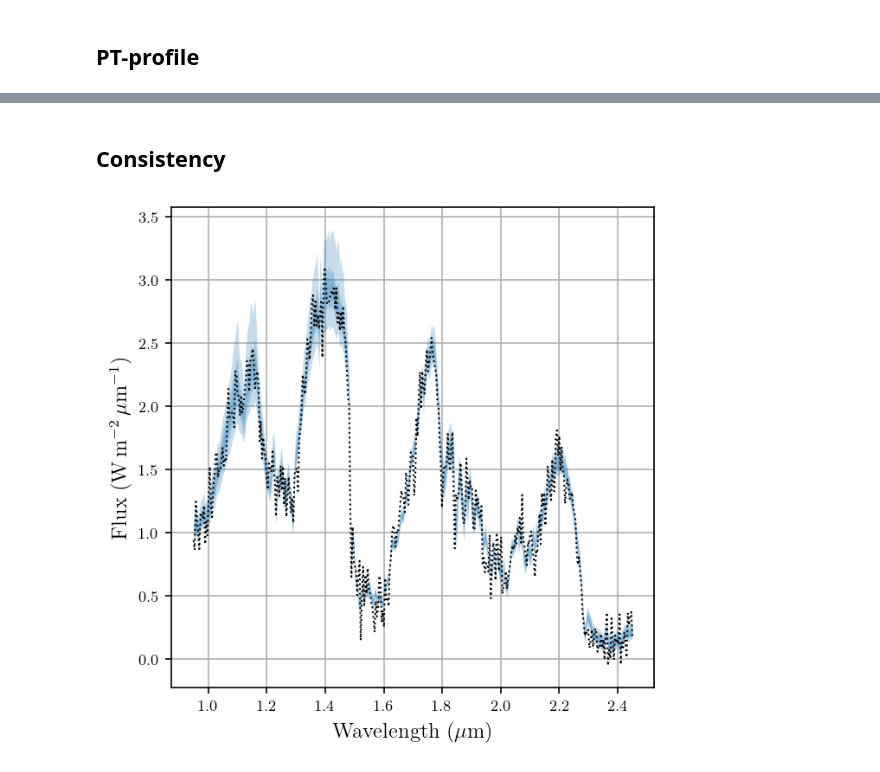
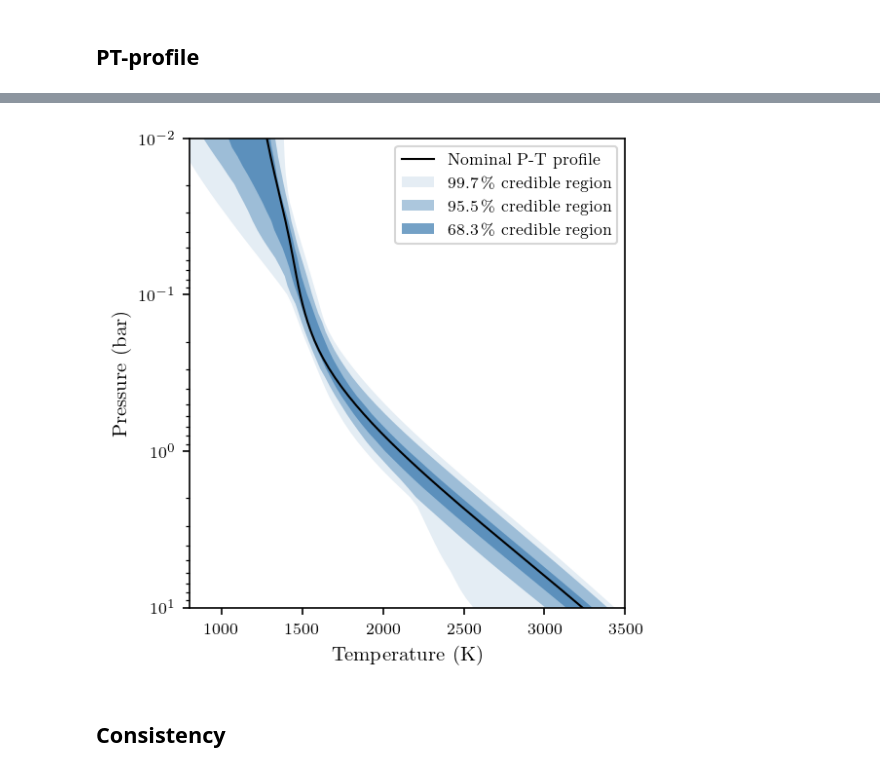
Before and after one commit to MalAstronomy/sbi-ear, a Jupyter notebook: eval.ipynb, the cells around one changed output, grey strips where cells are left out. Cells and saved outputs as stored; diff of their text form; code cells hidden in the pictures.

```diff
--- a/eval.ipynb
+++ b/eval.ipynb
@@ -90,8 +416,3 @@ mark_point(fig, theta_star)
 ## PT-profile
 # %%
 theta_star, x_star = theta_star.double().numpy(), x_star.double().numpy()
-theta = theta[:256].double().numpy()
-
-pressure = simulator.atmosphere.press / 1e6
-temperature = pt_profile(theta, pressure)
-temperature_star = pt_profile(theta_star, pressure)
@@ -115,0 +419,5 @@ ax.grid()
+# %%
+fig_pt = PT_plot(theta[:2**8], theta_star)
+# fig_pt.savefig(savepath1 / 'pt_profile.pdf')
+# %% [output]
+[figure, added]
@@ -125,14 +428,0 @@ wlength = np.linspace(0.95, 2.45, x.shape[-1])
-# %%
-fig, ax = plt.subplots(figsize=(4.8, 4.8))
-
-for q in [0.997, 0.95, 0.68]:
-    lower, upper = np.quantile(x, [0.5 - q / 2, 0.5 + q / 2], axis=0)
-    ax.fill_between(wlength, lower, upper, color='C0', alpha=0.25, linewidth=0)
-
-ax.plot(wlength, x_star, color='k', linestyle=':')
-
-ax.set_xlabel(r'Wavelength $(\mu\mathrm{m})$')
-ax.set_ylabel(r'Flux $(\mathrm{W} \, \mathrm{m}^{-2} \, \mu\mathrm{m}^{-1})$')
-ax.grid()
-# %% [output]
-[figure, removed]
```
Also changed, not shown: parts of 35 cells of this notebook, 1 other file.
